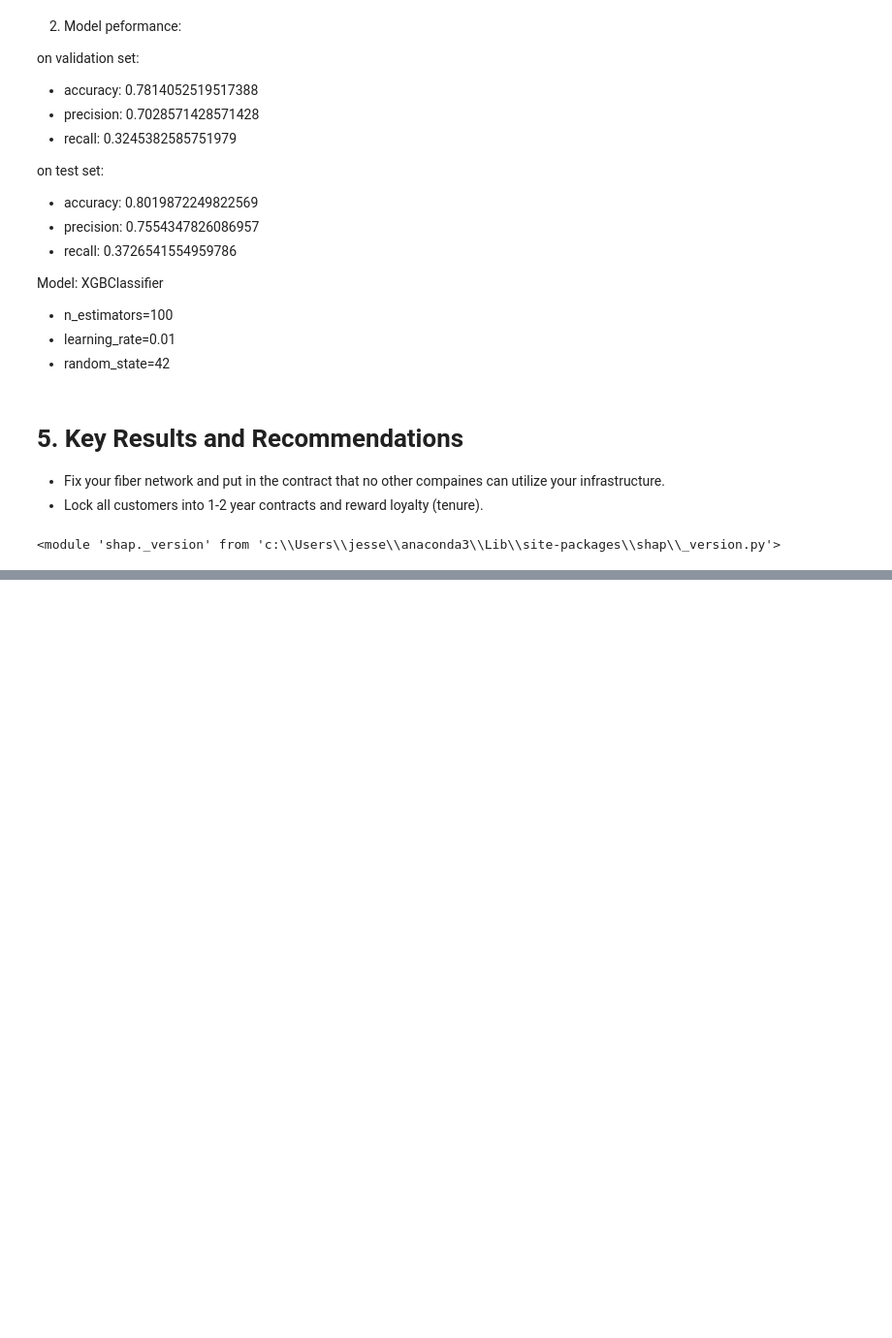
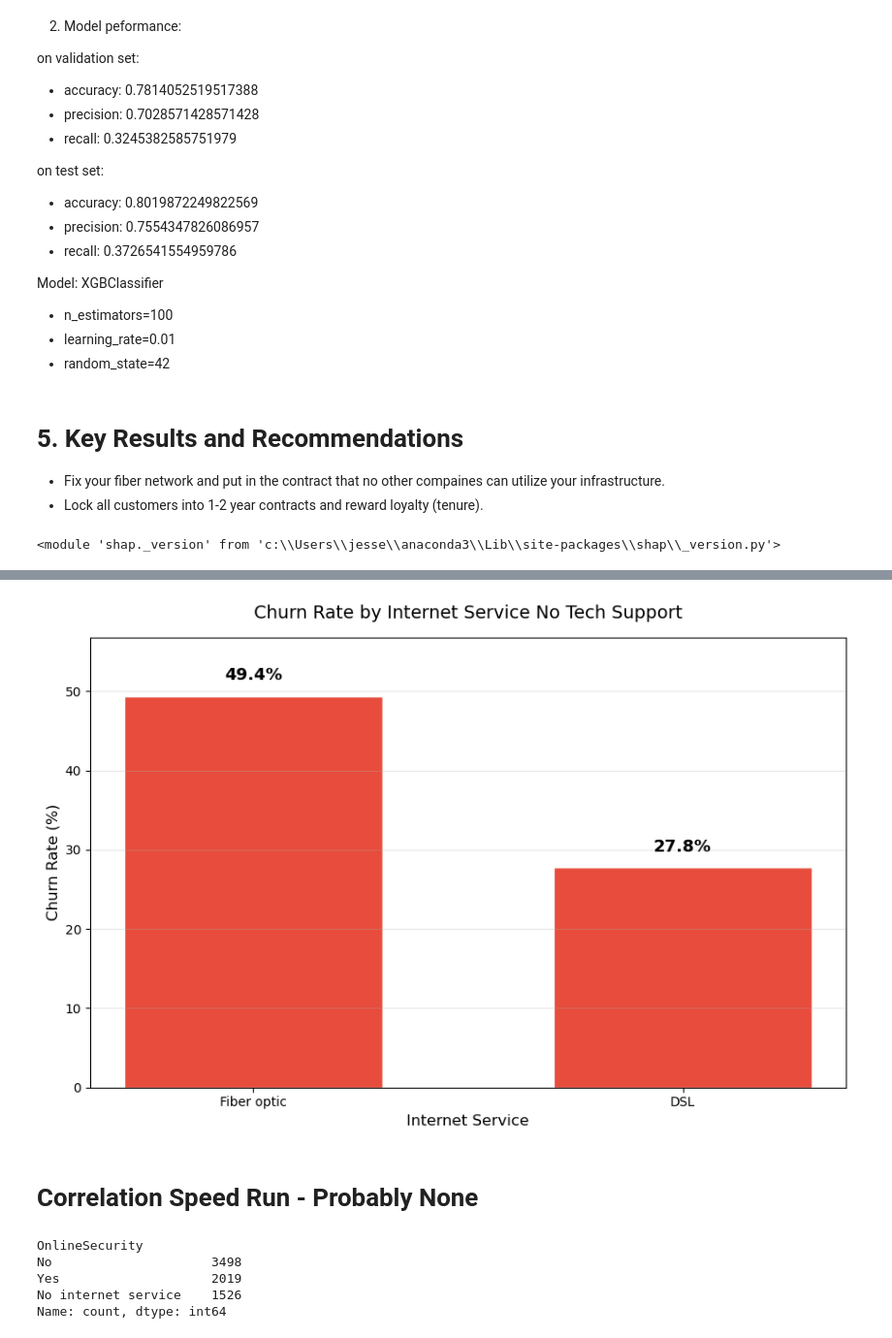
Before and after one commit to kurathemonster/classification_casestudy, a Jupyter notebook: classification.ipynb, the cells around one changed output, grey strips where cells are left out. Shown at 97% size. Drawn from its saved outputs; the diff is of its cells as text; code cells hidden in the pictures; blank space fills up the shorter version.

```diff
--- a/classification.ipynb
+++ b/classification.ipynb
@@ -506,0 +518,49 @@ shap.summary_plot(shap_values, X_test_transformed, feature_names=feature_names,
+# %%
+no_tech = df[df['TechSupport'] == 'No']
+
+combo_churn = (
+    no_tech.groupby('InternetService')
+    .apply(lambda x: (x['Churn'] == 1).mean() * 100)
+    .sort_values(ascending=False)
+)
+
+plt.figure(figsize=(9, 6))
+
+bars = plt.bar(
+    combo_churn.index,
+    combo_churn.values,
+    color='#e74c3c',
+    edgecolor='white',
+    width=0.6
+)
+
+for bar in bars:
+    height = bar.get_height()
+    plt.text(
+        bar.get_x() + bar.get_width() / 2,
+        height + 2,
+        f'{height:.1f}%',
+        ha='center',
+        fontsize=13,
+        fontweight='bold'
+    )
+
+plt.title('Churn Rate by Internet Service No Tech Support', fontsize=14, pad=15)
+plt.ylabel('Churn Rate (%)', fontsize=12)
+plt.xlabel('Internet Service', fontsize=12)
+plt.ylim(0, max(combo_churn.values) * 1.15)
+plt.grid(axis='y', alpha=0.3)
+plt.tight_layout()
+plt.show()
+# %% [output]
+[figure, added]
+# %% [markdown]
+# Correlation Speed Run - Probably None
+# %%
+df['OnlineSecurity'].value_counts()
+# %% [output]
+OnlineSecurity
+No                     3498
+Yes                    2019
+No internet service    1526
+Name: count, dtype: int64
```
Also changed, not shown: parts of 4 cells of this notebook.
